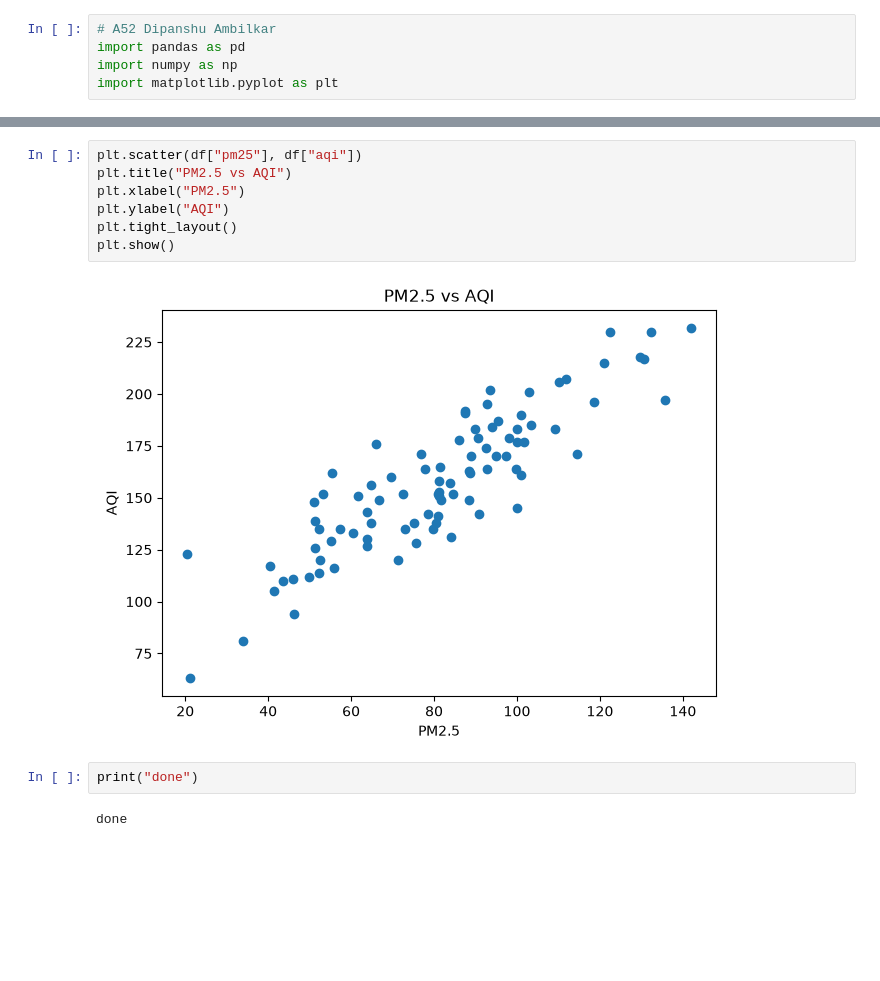
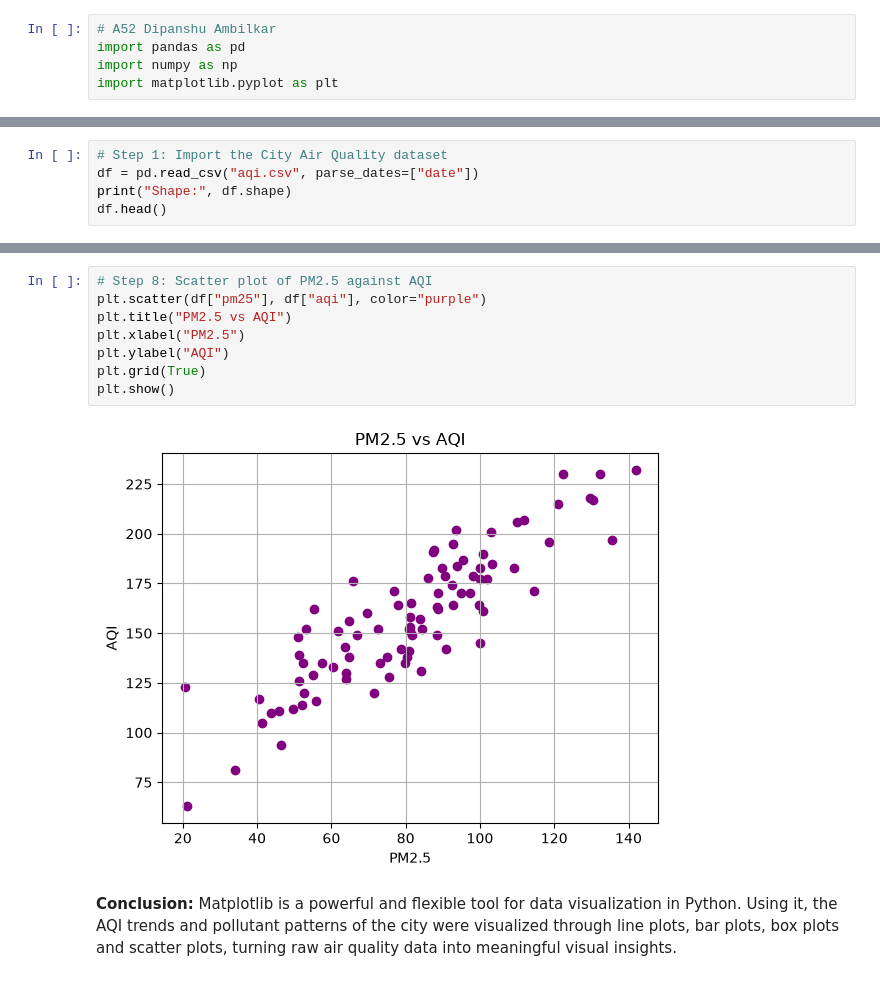
Before and after one commit to DipanshuAmbilkar03/telab, a Jupyter notebook: B.E./DMV/ex5/Exp5_Matplotlib_AQI.ipynb, the cells around one changed output, grey strips where cells are left out. Drawn from its saved outputs; the diff is of its cells as text; blank space fills up the shorter version.

```diff
--- a/B.E./DMV/ex5/Exp5_Matplotlib_AQI.ipynb
+++ b/B.E./DMV/ex5/Exp5_Matplotlib_AQI.ipynb
@@ -26,0 +12,5 @@ df.head()
+# %%
+# Step 1: Import the City Air Quality dataset
+df = pd.read_csv("aqi.csv", parse_dates=["date"])
+print("Shape:", df.shape)
+df.head()
@@ -113,13 +108,12 @@ plt.show()
 # %%
-plt.scatter(df["pm25"], df["aqi"])
+# Step 8: Scatter plot of PM2.5 against AQI
+plt.scatter(df["pm25"], df["aqi"], color="purple")
 plt.title("PM2.5 vs AQI")
 plt.xlabel("PM2.5")
 plt.ylabel("AQI")
-plt.tight_layout()
+plt.grid(True)
 plt.show()
 # %% [output]
-[figure, old version]
+[figure, new version]
-# %%
-print("done")
-# %% [output]
-done
+# %% [markdown]
+**Conclusion:** Matplotlib is a powerful and flexible tool for data visualization in Python. Using it, the AQI trends and pollutant patterns of the city were visualized through line plots, bar plots, box plots and scatter plots, turning raw air quality data into meaningful visual insights.
```
Also changed, not shown: parts of 13 cells of this notebook, 3 other files.
